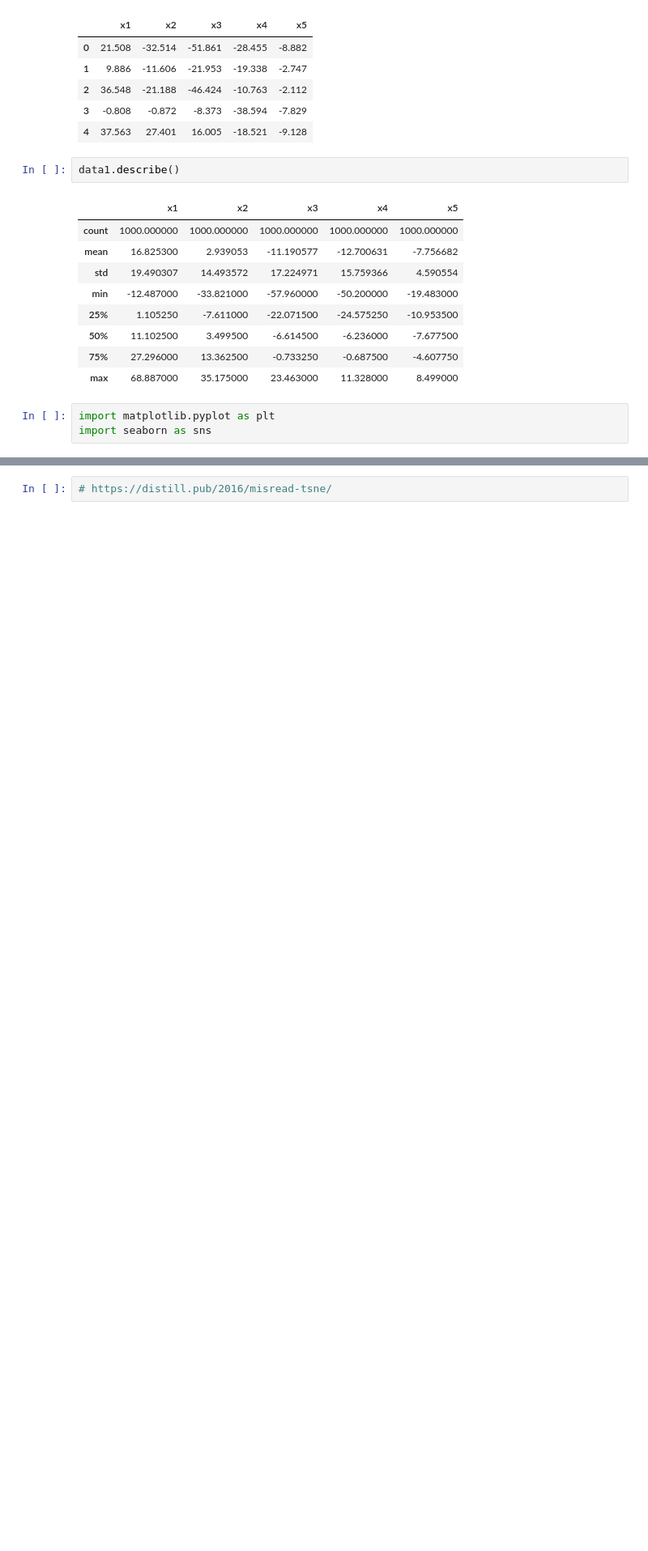
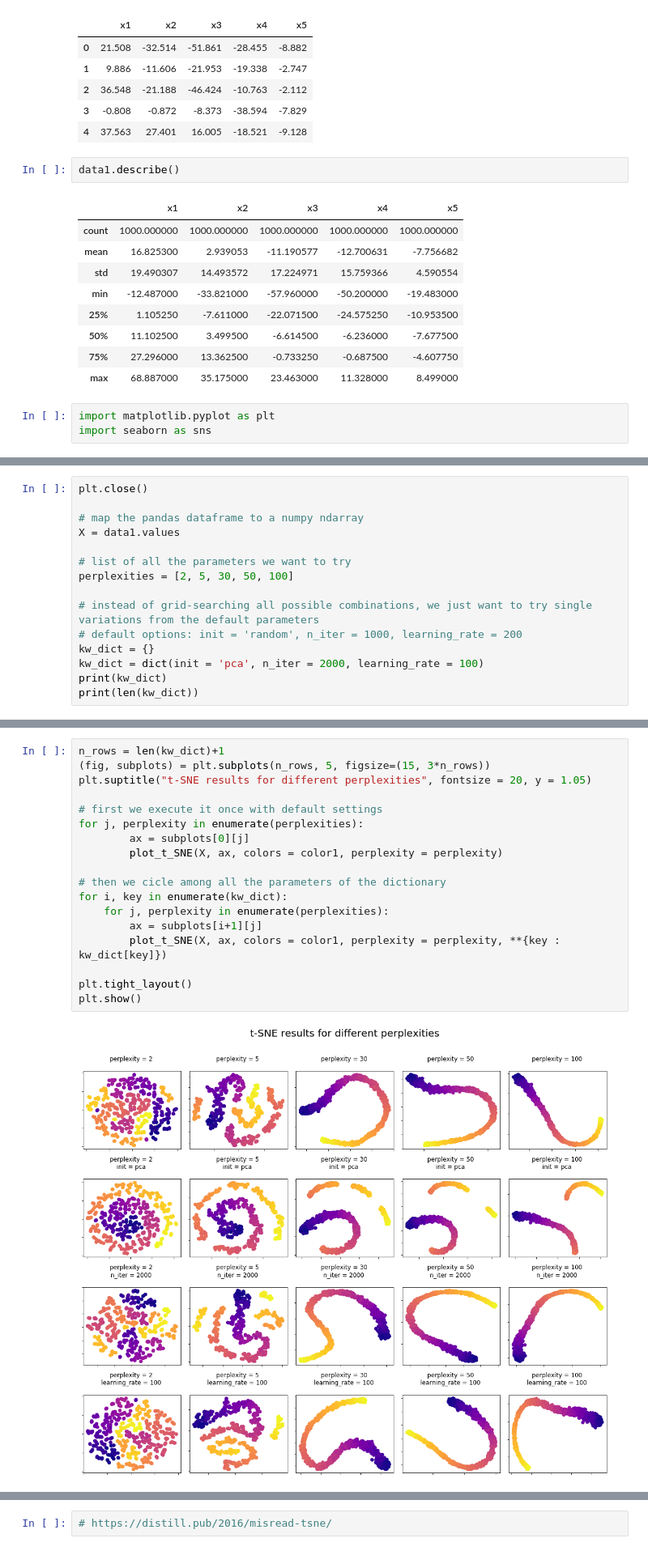
Before and after one commit to nicoladainese96/Data-visualization, a Jupyter notebook: data_visualization.ipynb, the cells around one changed output, grey strips where cells are left out. Shown at 81% size. Saved outputs shown, nothing was run; the diff lists cells and outputs as text; blank space fills up the shorter version.

```diff
--- a/data_visualization.ipynb
+++ b/data_visualization.ipynb
@@ -120,0 +109,15 @@ plt.show()
+# %%
+plt.close()
+
+# map the pandas dataframe to a numpy ndarray
+X = data1.values
+
+# list of all the parameters we want to try
+perplexities = [2, 5, 30, 50, 100]
+
+# instead of grid-searching all possible combinations, we just want to try single variations from the default parameters
+# default options: init = 'random', n_iter = 1000, learning_rate = 200
+kw_dict = {}
+kw_dict = dict(init = 'pca', n_iter = 2000, learning_rate = 100)
+print(kw_dict)
+print(len(kw_dict))
@@ -120,0 +127,20 @@ plt.show()
+# %%
+n_rows = len(kw_dict)+1
+(fig, subplots) = plt.subplots(n_rows, 5, figsize=(15, 3*n_rows))
+plt.suptitle("t-SNE results for different perplexities", fontsize = 20, y = 1.05)
+
+# first we execute it once with default settings
+for j, perplexity in enumerate(perplexities):
+        ax = subplots[0][j]
+        plot_t_SNE(X, ax, colors = color1, perplexity = perplexity)
+
+# then we cicle among all the parameters of the dictionary
+for i, key in enumerate(kw_dict):
+    for j, perplexity in enumerate(perplexities):
+        ax = subplots[i+1][j]
+        plot_t_SNE(X, ax, colors = color1, perplexity = perplexity, **{key : kw_dict[key]})
+
+plt.tight_layout()
+plt.show()
+# %% [output]
+[figure, added]
```
Also changed, not shown: parts of 18 cells of this notebook.
